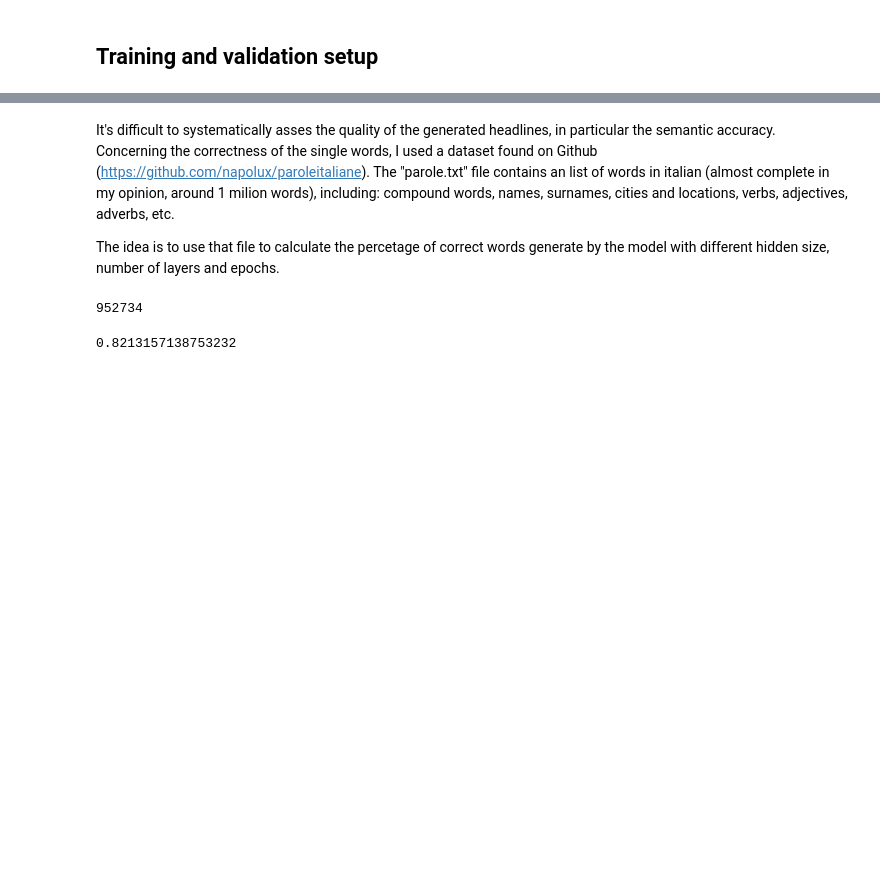
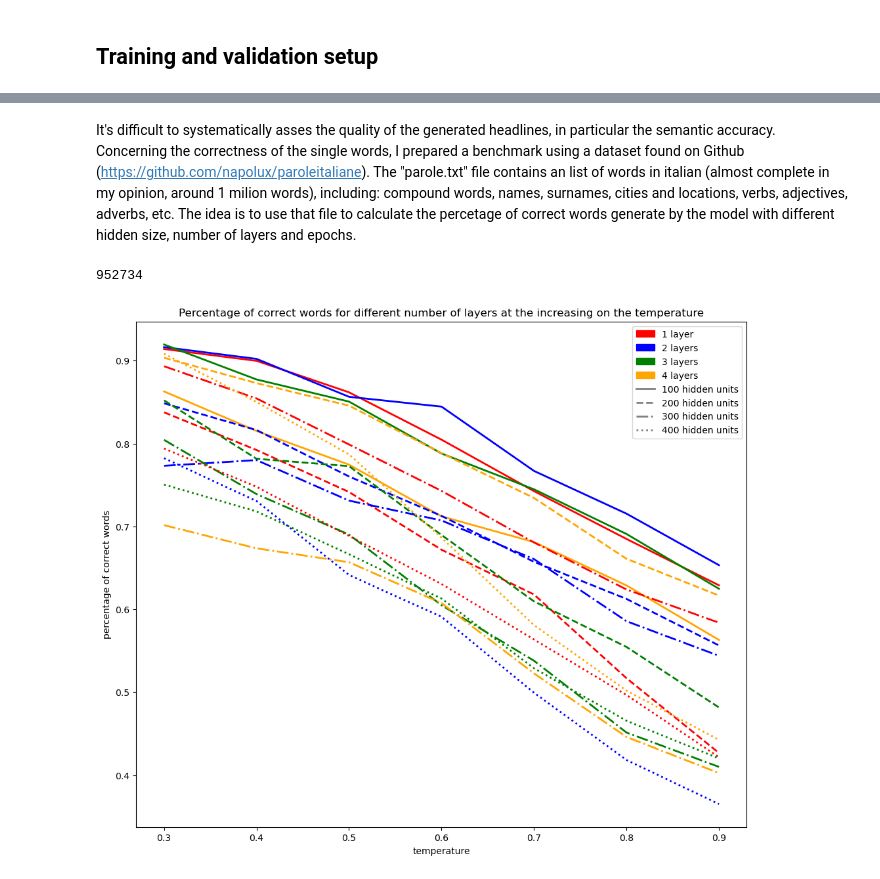
Before and after one commit to matteotolloso/ispr, a Jupyter notebook: midterm_3/Lercio.ipynb, the cells around one changed output, grey strips where cells are left out. Saved outputs shown, nothing was run; the diff lists cells and outputs as text; code cells hidden in the pictures; blank space fills up the shorter version.

Commit message:
plot

```diff
--- a/midterm_3/Lercio.ipynb
+++ b/midterm_3/Lercio.ipynb
@@ -32,8 +32,7 @@ The original experiments with this model have been made on the Shaekespeare data
 
 The other parameters that I played with are the hidden size of the gru units and the number of layer, in addition to the temperature in the generation phase.
 # %% [markdown]
-It's difficult to systematically asses the quality of the generated headlines, in particular the semantic accuracy. Concerning the correctness of the single words, I used a dataset found on Github (https://github.com/napolux/paroleitaliane). The "parole.txt" file contains an list of words in italian (almost complete in my opinion, around 1 milion words), including: compound words, names, surnames, cities and locations, verbs, adjectives, adverbs, etc.
-
+It's difficult to systematically asses the quality of the generated headlines, in particular the semantic accuracy. Concerning the correctness of the single words, I prepared a benchmark using a dataset found on Github (https://github.com/napolux/paroleitaliane). The "parole.txt" file contains an list of words in italian (almost complete in my opinion, around 1 milion words), including: compound words, names, surnames, cities and locations, verbs, adjectives, adverbs, etc.
 The idea is to use that file to calculate the percetage of correct words generate by the model with different hidden size, number of layers and epochs.
 # %%
 # open the file "parole.txt" and read it creating a dictionary
@@ -66,10 +65,3 @@ def percetage_correct_words(real_words, model_path, temperature, num_titles, len
             total_words += 1
 
     return 1 - wrong_words/total_words
-# %%
-
-
-
-percetage_correct_words(real_words, './models/lercio_E6000_H200_L1.pt', 0.3, 100, 200)
-# %% [output]
-0.8213157138753232
@@ -75,0 +88,50 @@ percetage_correct_words(real_words, './models/lercio_E6000_H200_L1.pt', 0.3, 100
+# %%
+import numpy as np
+import matplotlib.pyplot as plt
+temperatures = [0.3, 0.4, 0.5, 0.6, 0.7, 0.8, 0.9]
+
+results = np.load('results.npy')
+
+# make the plot bigger
+plt.figure(figsize=(12, 10))
+
+plt.plot(results[0, 0, 1:], label='1 layer'  , linestyle="-", color='red', linewidth=2)
+plt.plot(results[0, 1, 1:], label='2 layers' , linestyle="-", color='blue'  , linewidth=2)
+plt.plot(results[0, 2, 1:], label='3 layers' , linestyle="-", color='green', linewidth=2)
+plt.plot(results[0, 3, 1:], label='4 layers' , linestyle="-", color='orange',  linewidth=2)
+
+plt.plot(results[1, 0, 1:], linestyle="--", color='red',  linewidth=2)
+plt.plot(results[1, 1, 1:], linestyle="--", color='blue',  linewidth=2)
+plt.plot(results[1, 2, 1:], linestyle="--", color='green',  linewidth=2)
+plt.plot(results[1, 3, 1:], linestyle="--", color='orange',  linewidth=2)
+
+plt.plot(results[2, 0, 1:], linestyle="-.", color='red',  linewidth=2)
+plt.plot(results[2, 1, 1:], linestyle="-.", color='blue',  linewidth=2)
+plt.plot(results[2, 2, 1:], linestyle="-.", color='green',  linewidth=2)
+plt.plot(results[2, 3, 1:], linestyle="-.", color='orange',  linewidth=2)
+
+plt.plot(results[3, 0, 1:], linestyle=":", color='red',  linewidth=2)
+plt.plot(results[3, 1, 1:], linestyle=":", color='blue',  linewidth=2)
+plt.plot(results[3, 2, 1:], linestyle=":", color='green',  linewidth=2)
+plt.plot(results[3, 3, 1:], linestyle=":", color='orange',  linewidth=2)
+# personalizad legend
+from matplotlib.lines import Line2D
+from matplotlib.patches import Patch
+custom_lines = [Patch( color="red", lw=1),
+                Patch( color="blue", lw=1),
+                Patch( color="green", lw=1),
+                Patch( color="orange", lw=1),
+                Line2D([0], [0], color="gray", lw=2, linestyle="-"),
+                Line2D([0], [0], color="gray", lw=2, linestyle="--"),
+                Line2D([0], [0], color="gray", lw=2, linestyle="-."),
+                Line2D([0], [0], color="gray", lw=2, linestyle=":"),]
+
+plt.legend(custom_lines, ['1 layer', '2 layers', '3 layers', '4 layers', '100 hidden units', '200 hidden units', '300 hidden units', '400 hidden units'])
+
+plt.xlabel('temperature'),
+plt.ylabel('percentage of correct words')
+plt.xticks(np.arange(len(temperatures)), temperatures)
+plt.title('''Percentage of correct words for different number of layers at the increasing on the temperature''')
+plt.show()
+# %% [output]
+[figure, added]
```
Also changed, not shown: parts of 2 cells of this notebook, 16 other files.
